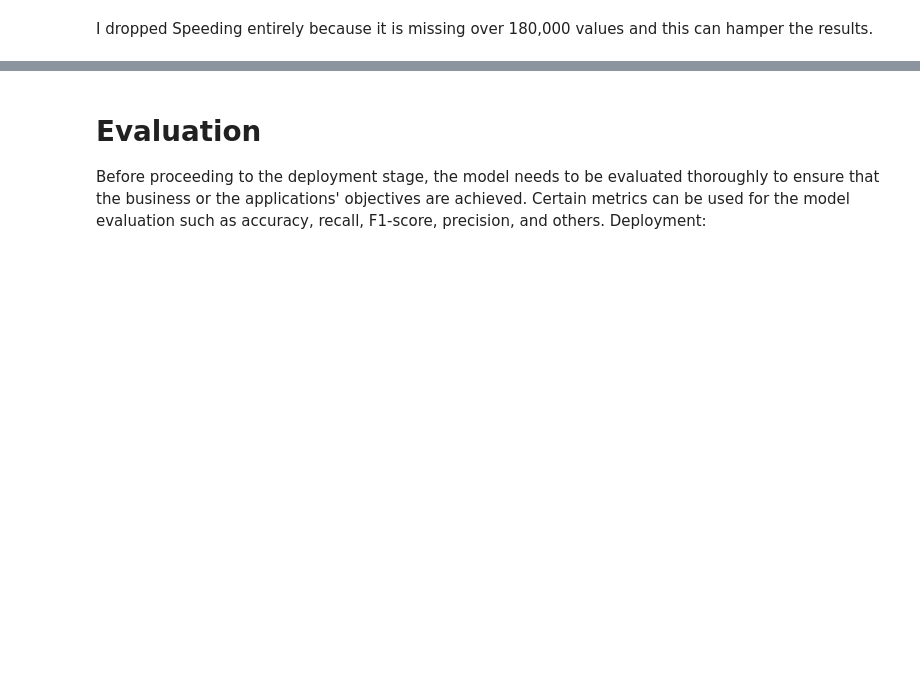
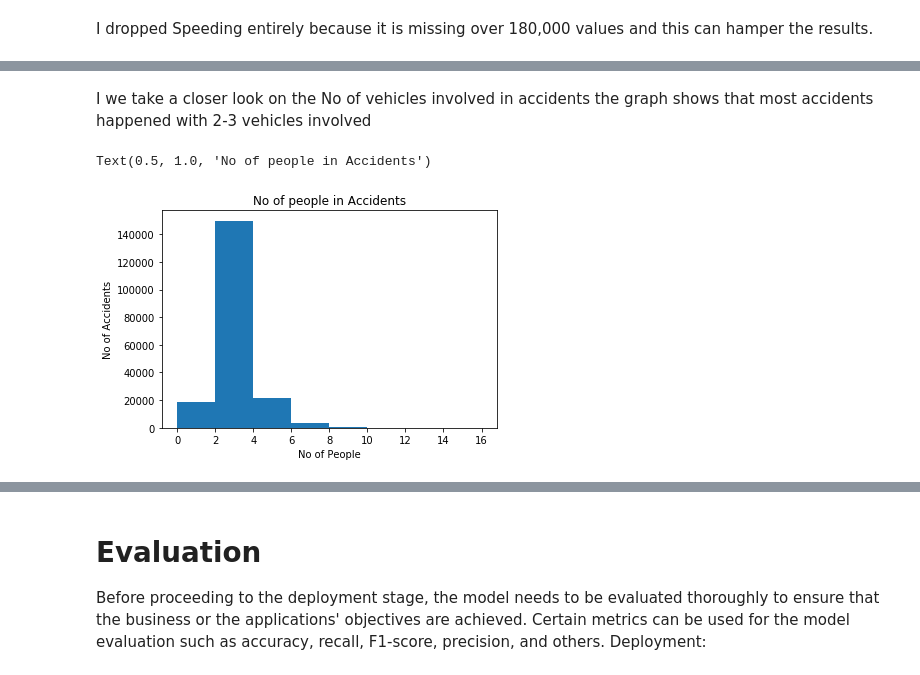
Before and after one commit to EliasJockheck/Coursera_Capstone, a Jupyter notebook: Coursera Capstone.ipynb, the cells around one changed output, grey strips where cells are left out. Saved outputs shown, nothing was run; the diff lists cells and outputs as text; code cells hidden in the pictures; blank space fills up the shorter version.

```diff
--- a/Coursera Capstone.ipynb
+++ b/Coursera Capstone.ipynb
@@ -108,0 +192,11 @@ Work with balanced dataset
+# %% [markdown]
+I we take a closer look on the No of vehicles involved in accidents the graph shows that most accidents happened with 2-3 vehicles involved
+# %%
+bins = np.arange(collisions_red.PERSONCOUNT.min(),17,2)
+plt.hist(collisions.PERSONCOUNT,bins=bins)
+plt.xlabel('No of People')
+plt.ylabel('No of Accidents')
+plt.title('No of people in Accidents')
+# %% [output]
+Text(0.5, 1.0, 'No of people in Accidents')
+[figure, added]
```
Also changed, not shown: parts of 77 cells of this notebook.
